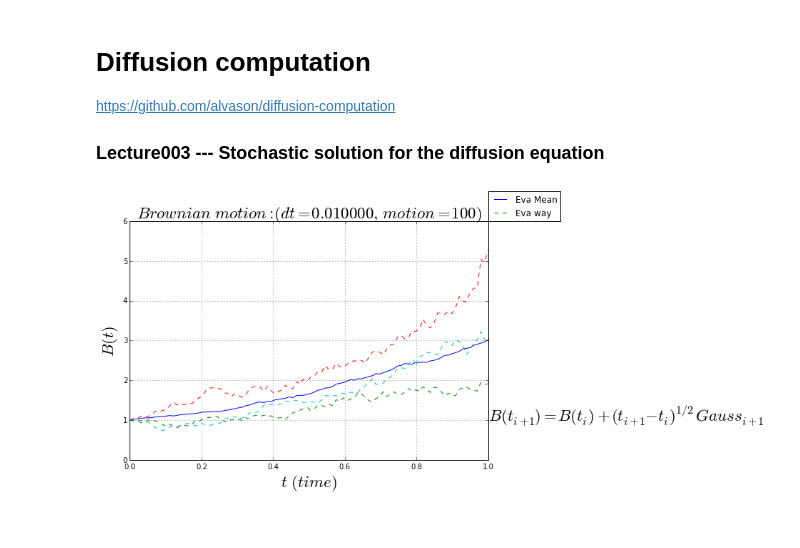
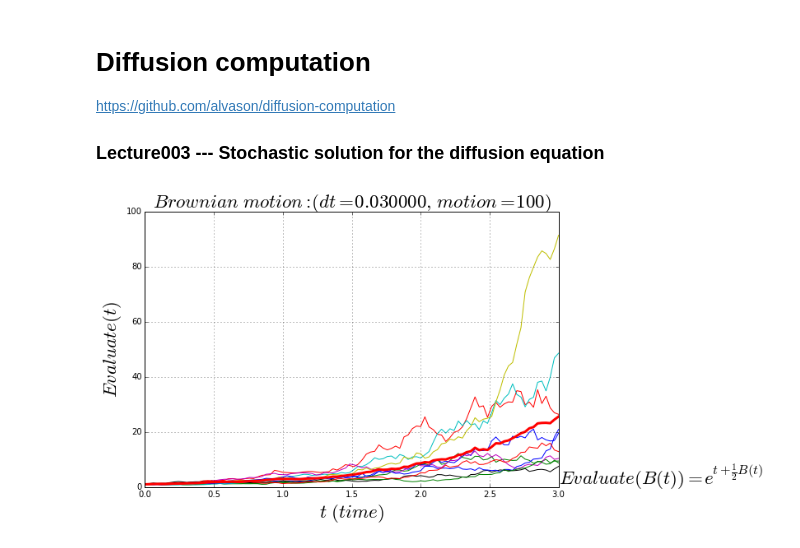
Before and after one commit to alvason/Diffusion-computation, a Jupyter notebook: diffusion-stochastic.ipynb, the cells around one changed output. Saved outputs shown, nothing was run; the diff lists cells and outputs as text; code cells hidden in the pictures.

```diff
--- a/diffusion-stochastic.ipynb
+++ b/diffusion-stochastic.ipynb
@@ -23,36 +23,36 @@ numberingFig = 0;
 # %%
 # Avarage Many Brownian ways
 
-minT = float(0); maxT = float(1);
+minT = float(0); maxT = float(3);
 totalGPoint_T = 100;
 dt = (maxT - minT)/totalGPoint_T;
 gridT = np.linspace(minT, maxT, totalGPoint_T);
 
-totalWay = 30;
+totalWay = 10;
 GaussSeed = np.sqrt(dt)*np.random.randn(totalWay, totalGPoint_T);
 
 gridB = np.zeros([totalWay, totalGPoint_T]);
 gridB = np.cumsum(GaussSeed, 1);
 gridB[:,0] = 0.0; # initialize B(0) = 0
 
 Evaluate = np.exp(gridT + gridB/2)
 EvaluateMean = np.mean(Evaluate, axis = 0)
 
 numberingFig = numberingFig + 1;
 plt.figure(numberingFig, figsize = AlvaFigSize);
-plt.plot(gridT, EvaluateMean)
-plt.plot(gridT, Evaluate[::10].T, linestyle = '--')
+plt.plot(gridT, Evaluate[::1].T, linewidth = 1)
+plt.plot(gridT, EvaluateMean, linewidth = 3, color = 'r')
 plt.grid(True)
 plt.title(r'$ Brownian \ motion: (dt = %f,\ motion = %i) $'%(dt, totalGPoint_T)
           , fontsize = AlvaFontSize);
 plt.xlabel(r'$t \ (time)$', fontsize = AlvaFontSize);
-plt.ylabel(r'$ B(t) $', fontsize = AlvaFontSize);
-plt.text(maxT, 1, r'$ B(t_{i+1}) = B(t_i) + (t_{i+1} - t_i)^{1/2}Gauss_{i+1} $'
+plt.ylabel(r'$ Evaluate(t) $', fontsize = AlvaFontSize);
+plt.text(maxT, 1, r'$ Evaluate(B(t)) = e^{t + \frac{1}{2}B(t)} $'
          , fontsize = AlvaFontSize);
-plt.legend(('Eva Mean', 'Eva way'), loc = (1, 1))
+# plt.legend(('Eva ways', 'Eva Mean'), loc = (1, 1))
 plt.show()
 # %% [output]
-[figure, old version]
+[figure, new version]
 # %%
 # Many Brownian ways
 
```
Also changed, not shown: parts of 3 cells of this notebook, 7 other files.
